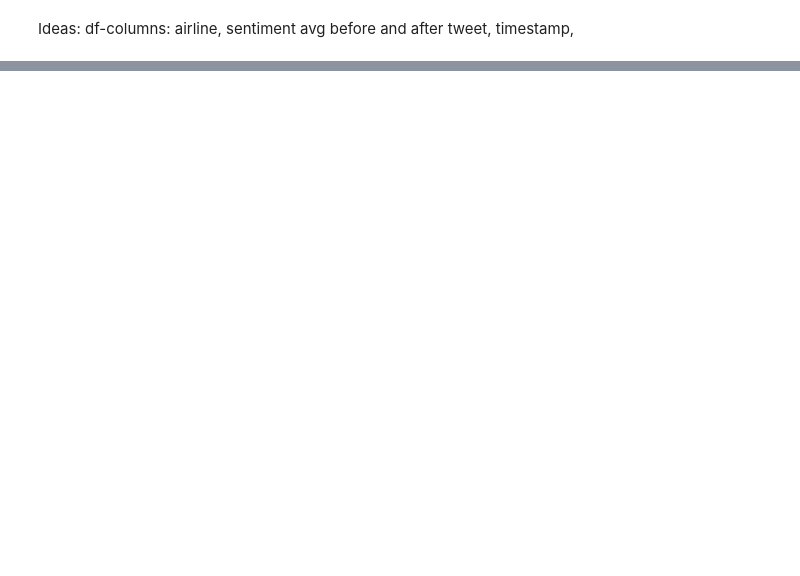
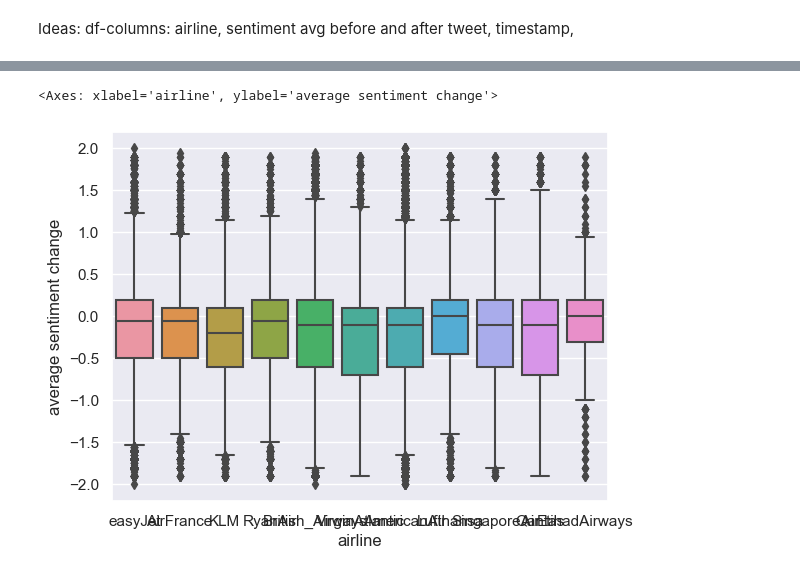
Before and after one commit to danamira/DBL-Data-Challenge, a Jupyter notebook: sentiment_change_graphs.ipynb, the cells around one changed output, grey strips where cells are left out. Cells and saved outputs as stored; diff of their text form; code cells hidden in the pictures; blank space fills up the shorter version.

Commit message:
Added bad boxplots

```diff
--- a/sentiment_change_graphs.ipynb
+++ b/sentiment_change_graphs.ipynb
@@ -42,6 +42,6 @@ query = """ SELECT bs1.break_airline, (bs1.sentiment_sum / bs1.tweet_count) - (b
 cursor.execute(query)
 sentiment_change = cursor.fetchall()
 # %%
-df_sentiment_change = pd.DataFrame(sentiment_change)
-df_sentiment_change.rename(columns ={0:"Airline",1:"Average Sentiment Change"}, inplace=True)
+df_sentiment_change = pd.DataFrame(sentiment_change, dtype = float)
+df_sentiment_change.rename(columns ={0:"airline",1:"average sentiment change"}, inplace=True)
 df_sentiment_change
@@ -47,0 +62,5 @@ df_sentiment_change
+# %%
+sns.boxplot(data=df_sentiment_change,x='airline',y='average sentiment change')
+# %% [output]
+<Axes: xlabel='airline', ylabel='average sentiment change'>
+[figure, added]
```
Also changed, not shown: parts of 1 cell of this notebook.
